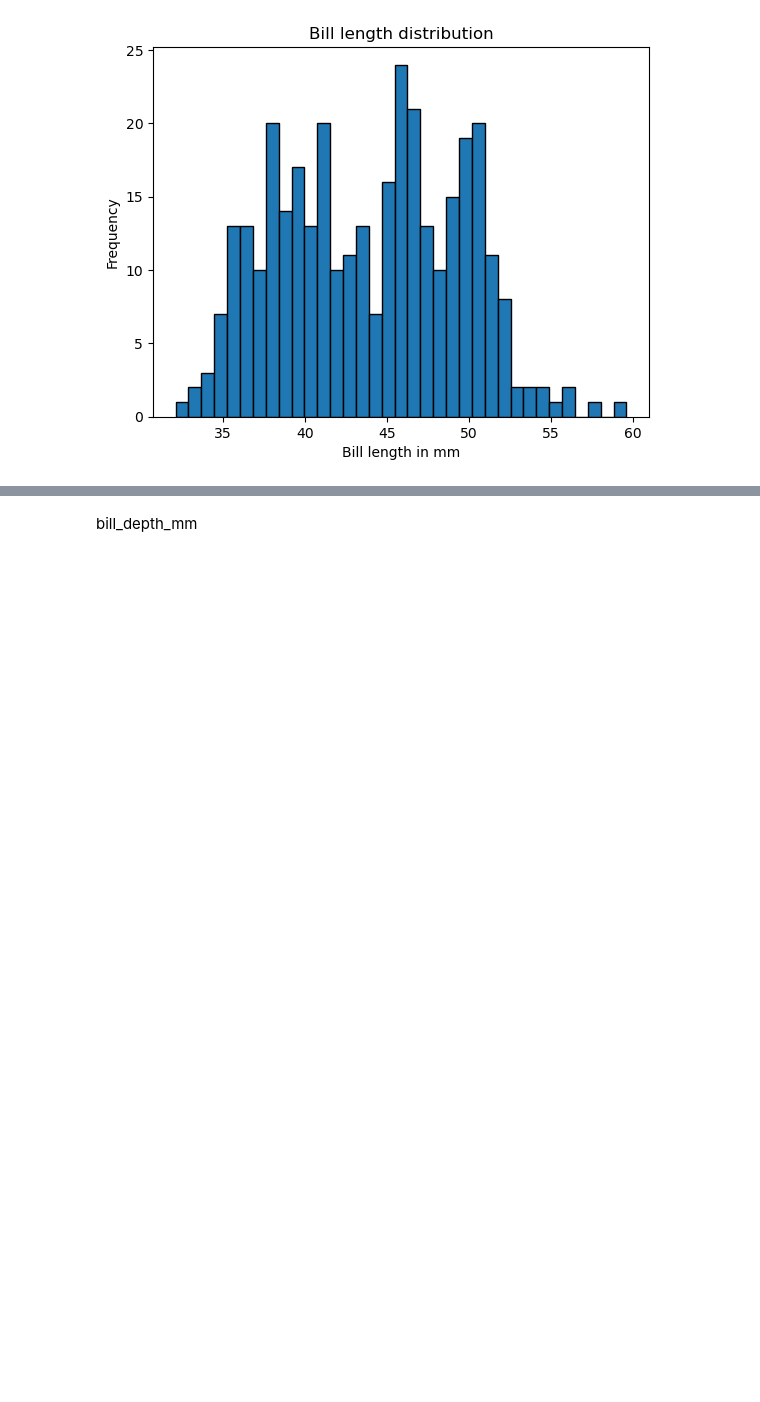
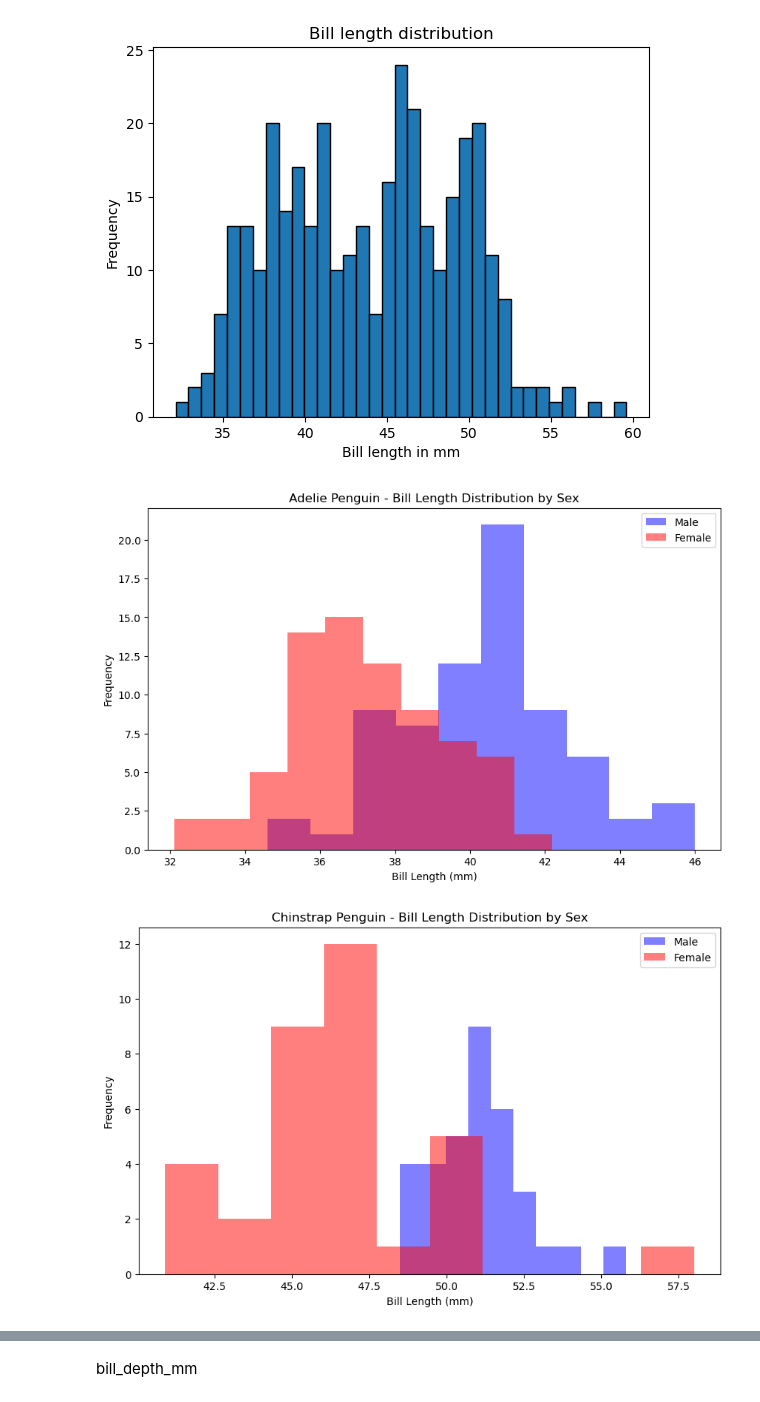
Before and after one commit to nexlanglxm/fundamentals-of-data-analysis, a Jupyter notebook: tasks.ipynb, the cells around one changed output, grey strips where cells are left out. Drawn from its saved outputs; the diff is of its cells as text; code cells hidden in the pictures; blank space fills up the shorter version.

Commit message:
exploring bill length using sex/species

```diff
--- a/tasks.ipynb
+++ b/tasks.ipynb
@@ -137,3 +137,30 @@ plt.title('Bill length distribution')
 plt.show()
 # %% [output]
 [figure]
+# %%
+unique_species = peng['species'].unique()
+
+for species in unique_species:
+    species_data = peng[peng['species'] == species]
+
+    plt.figure(figsize=(10, 6))
+
+    # Separate data for Male and Female
+    male_data = species_data[species_data['sex'] == 'Male']['bill_length_mm']
+    female_data = species_data[species_data['sex'] == 'Female']['bill_length_mm']
+
+    # Plot histograms for Male and Female bill lengths
+    plt.hist(male_data, alpha=0.5, label='Male', color='blue')
+    plt.hist(female_data, alpha=0.5, label='Female', color='red')
+
+    plt.title(f"{species} Penguin - Bill Length Distribution by Sex")
+    plt.xlabel("Bill Length (mm)")
+    plt.ylabel("Frequency")
+
+    plt.legend()
+
+    # Show the plot for each species
+    plt.show()
+# %% [output]
+[figure, added]
+[figure, added]
```
Also changed, not shown: parts of 1 cell of this notebook.
